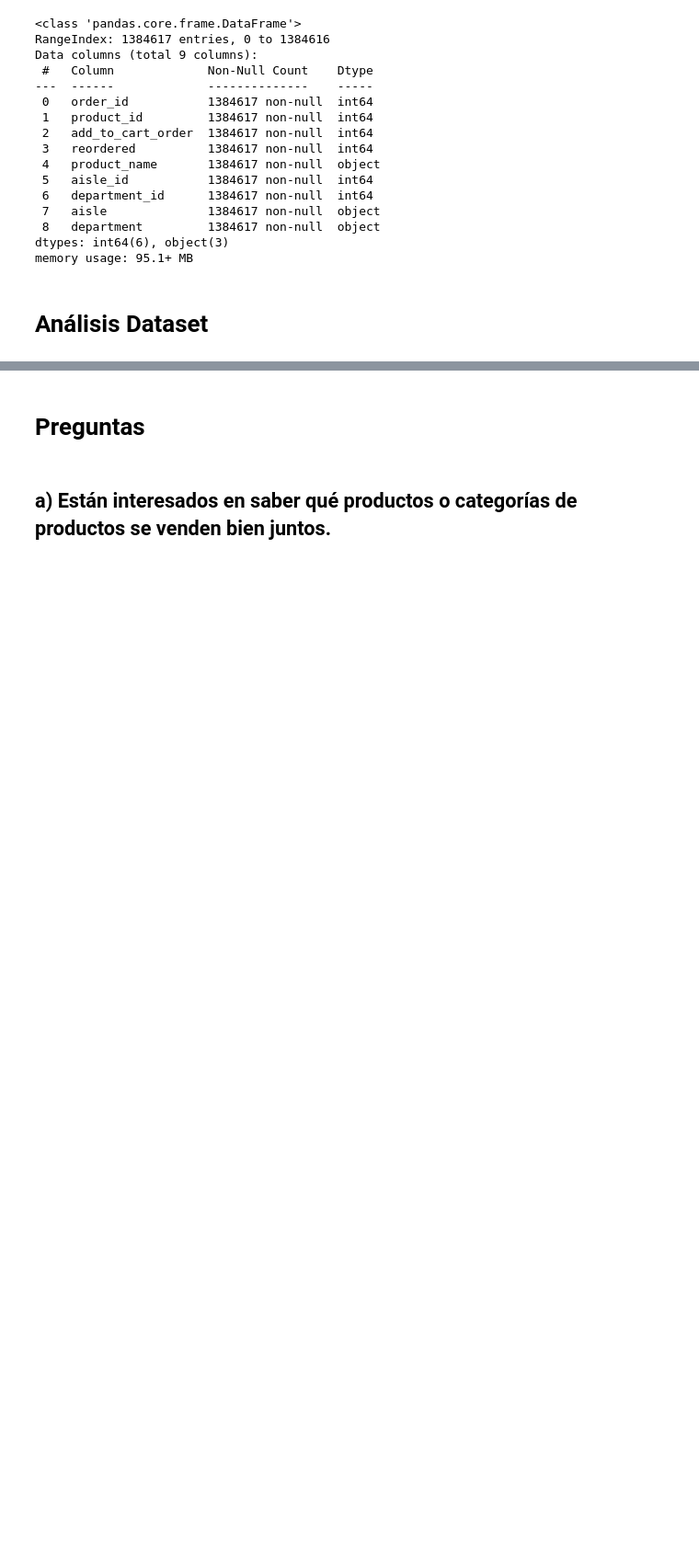
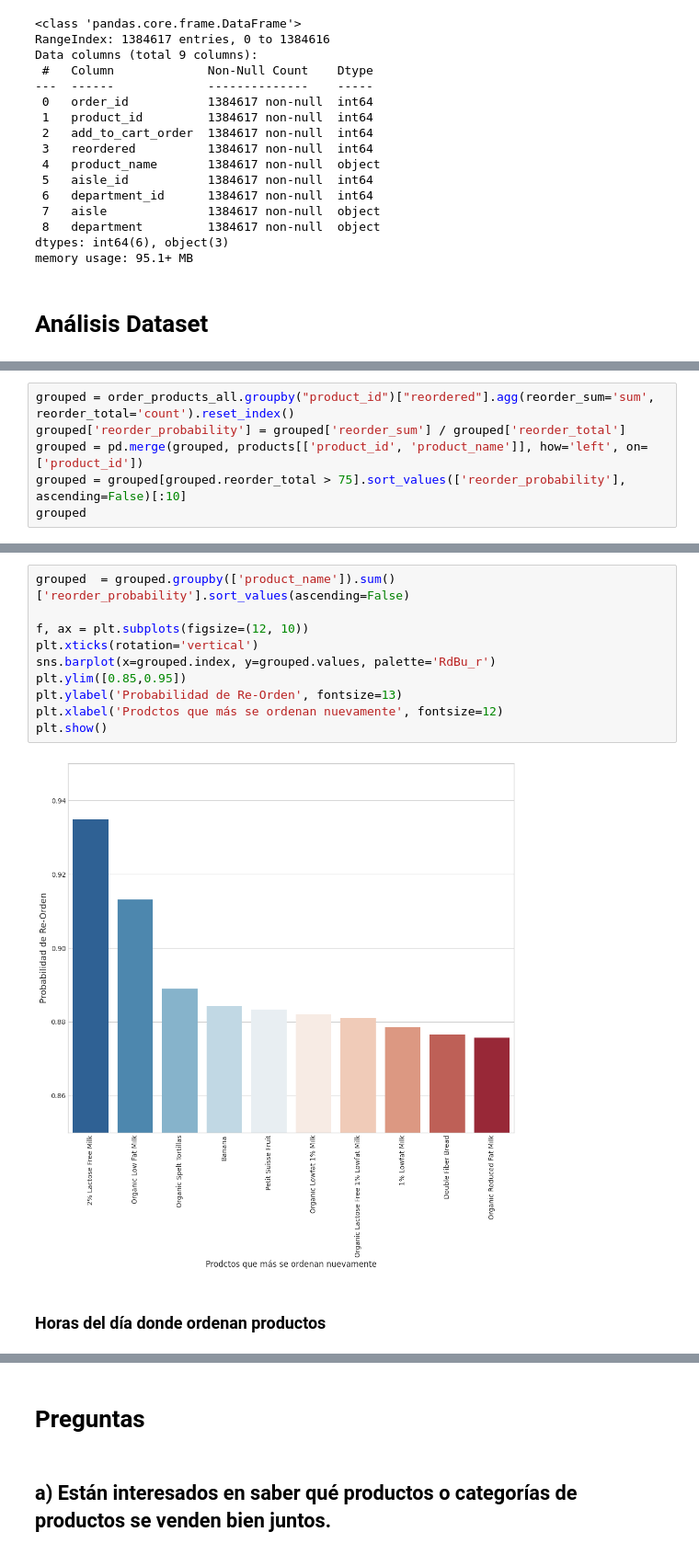
Before and after one commit to andersonjalvarado/Taller_1, a Jupyter notebook: TallerGrupal_Implementacion.ipynb, the cells around one changed output, grey strips where cells are left out. Shown at 92% size. Saved outputs shown, nothing was run; the diff lists cells and outputs as text; blank space fills up the shorter version.

```diff
--- a/TallerGrupal_Implementacion.ipynb
+++ b/TallerGrupal_Implementacion.ipynb
@@ -245,0 +310,6 @@ memory usage: 95.1+ MB
+# %%
+grouped = order_products_all.groupby("product_id")["reordered"].agg(reorder_sum='sum', reorder_total='count').reset_index()
+grouped['reorder_probability'] = grouped['reorder_sum'] / grouped['reorder_total']
+grouped = pd.merge(grouped, products[['product_id', 'product_name']], how='left', on=['product_id'])
+grouped = grouped[grouped.reorder_total > 75].sort_values(['reorder_probability'], ascending=False)[:10]
+grouped
@@ -245,0 +328,14 @@ memory usage: 95.1+ MB
+# %%
+grouped  = grouped.groupby(['product_name']).sum()['reorder_probability'].sort_values(ascending=False)
+
+f, ax = plt.subplots(figsize=(12, 10))
+plt.xticks(rotation='vertical')
+sns.barplot(x=grouped.index, y=grouped.values, palette='RdBu_r')
+plt.ylim([0.85,0.95])
+plt.ylabel('Probabilidad de Re-Orden', fontsize=13)
+plt.xlabel('Prodctos que más se ordenan nuevamente', fontsize=12)
+plt.show()
+# %% [output]
+[figure, added]
+# %% [markdown]
+### Horas del día donde ordenan productos
```
Also changed, not shown: parts of 23 cells of this notebook, 1 other file.
